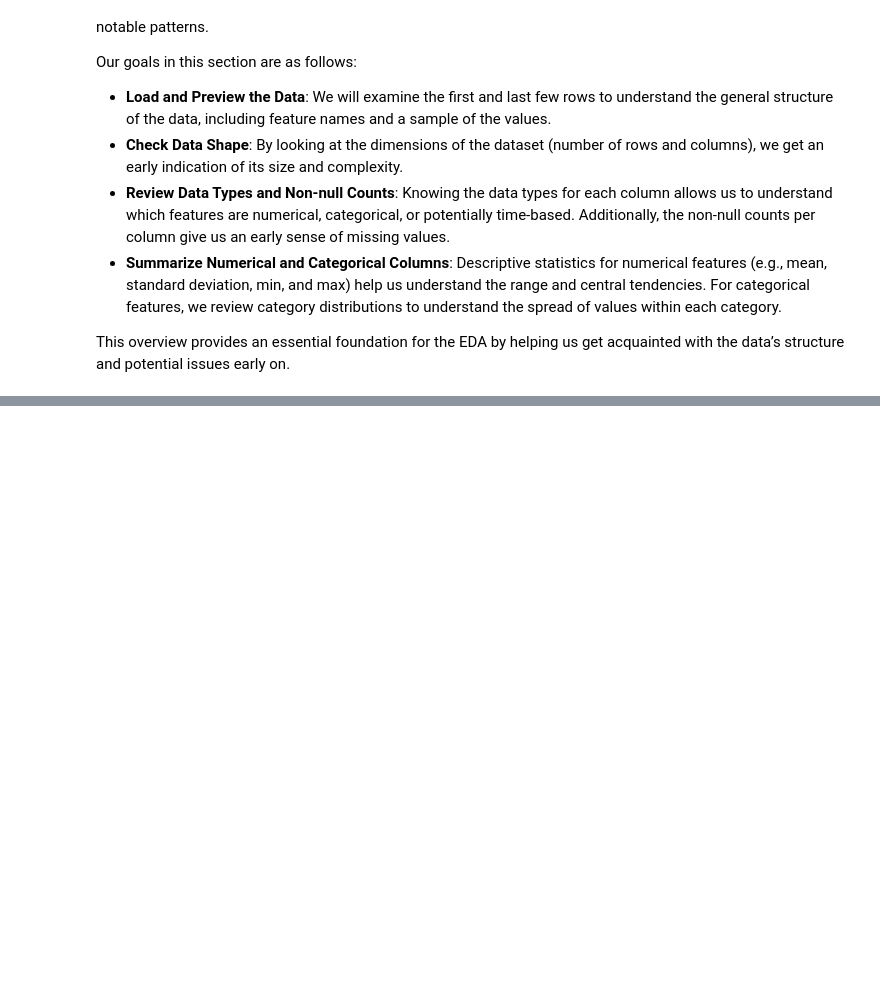
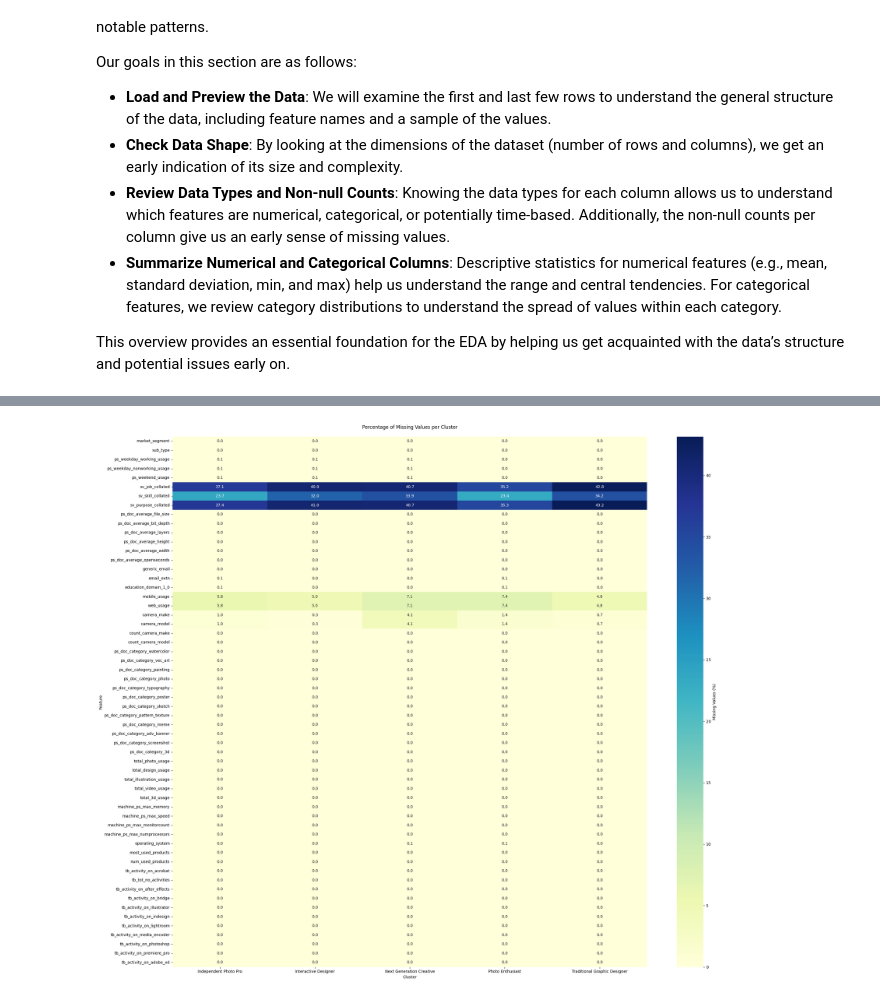
Before and after one commit to abrahamowodunni/interview_take_home, a Jupyter notebook: experimentation/trial.ipynb, the cells around one changed output, grey strips where cells are left out. Saved outputs shown, nothing was run; the diff lists cells and outputs as text; code cells hidden in the pictures; blank space fills up the shorter version.

Commit message:
handling missing values

```diff
--- a/experimentation/trial.ipynb
+++ b/experimentation/trial.ipynb
@@ -52,0 +156,3 @@ file_path =
+# %%
+df = df.drop('index', axis= 1)
+df.head()
@@ -52,0 +168,4 @@ file_path =
+# %%
+df = df.dropna()
+missing_values = df.isna().mean()*100
+print(f"Missing values per column: {missing_values}")
@@ -52,0 +192,2 @@ file_path =
+# %%
+df_new = df.copy()
@@ -52,0 +256,4 @@ file_path =
+# %%
+df_new = df_new.replace(["-1", -1], np.nan)
+missing_values = df_new.isna().mean()*100
+print(f"Missing values per column: {missing_values}")
@@ -52,0 +296,34 @@ file_path =
+# %%
+import pandas as pd
+import matplotlib.pyplot as plt
+import seaborn as sns
+
+def analyze_missing_values(df, cluster_column='ps_cluster', figsize=(24, 20)):
+    # Calculate percentage of missing values per cluster
+    missing_by_cluster = (df.groupby(cluster_column)
+                         .apply(lambda x: x.isna().mean() * 100)
+                         .drop(cluster_column, axis=1)  # Remove cluster column from results
+                         .round(3))  # Round to 1 decimal place
+
+    # Create heatmap
+    plt.figure(figsize=figsize)
+    sns.heatmap(missing_by_cluster.T,
+                cmap="YlGnBu",
+                annot=True,
+                fmt=".1f",
+                cbar_kws={'label': 'Missing Values (%)'})
+
+    plt.title("Percentage of Missing Values per Cluster", pad=20)
+    plt.xlabel("Cluster")
+    plt.ylabel("Feature")
+
+    # Adjust layout to prevent label cutoff
+    plt.tight_layout()
+
+    return missing_by_cluster
+
+
+
+missing_stats = analyze_missing_values(df_new)
+display(missing_stats)
+# %% [output]
@@ -52,0 +337 @@ file_path =
+[figure, added]
```
Also changed, not shown: parts of 33 cells of this notebook, 1 other file.
